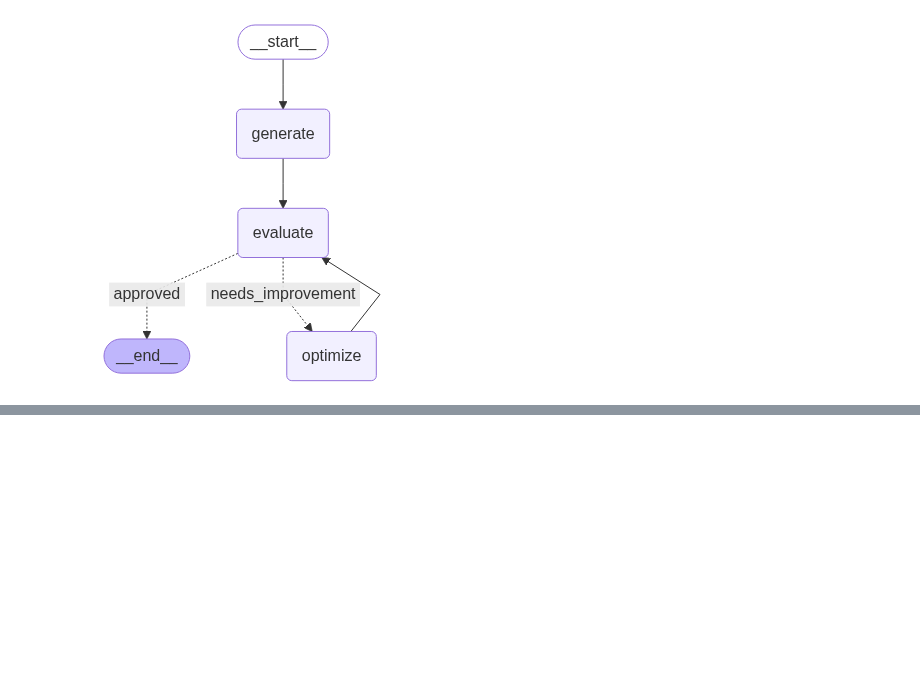
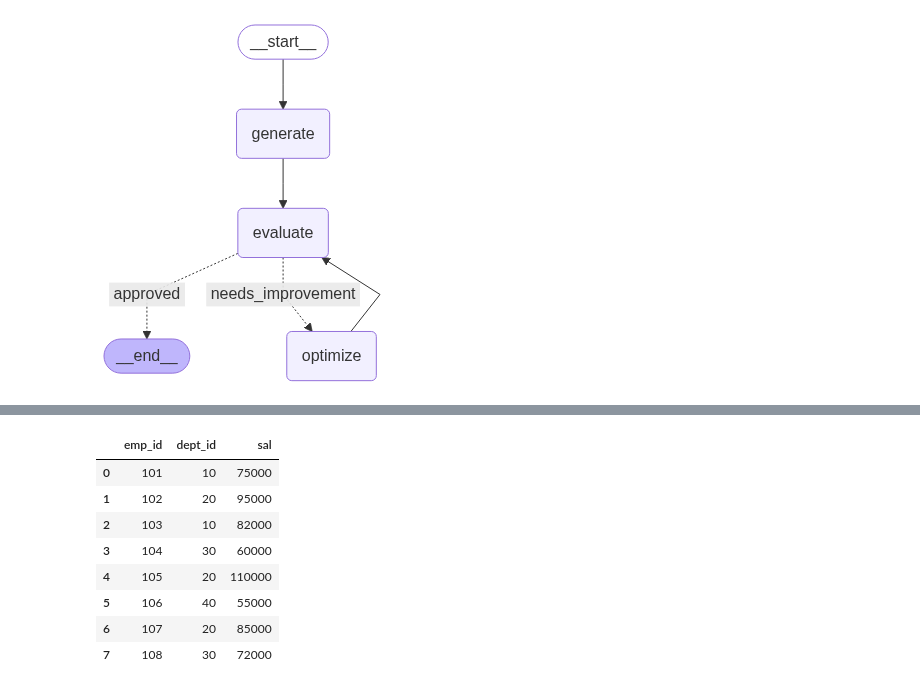
Before and after one commit to anshu57/LangGraph, a Jupyter notebook: 8_X_post_generator.ipynb, the cells around one changed output, grey strips where cells are left out. Drawn from its saved outputs; the diff is of its cells as text; code cells hidden in the pictures; blank space fills up the shorter version.

```diff
--- a/8_X_post_generator.ipynb
+++ b/8_X_post_generator.ipynb
@@ -173,0 +181,6 @@ workflow.invoke(initial_state)
+# %%
+df_emp = pd.DataFrame({
+    'emp_id': [101, 102, 103, 104, 105, 106, 107, 108],
+    'dept_id': [10, 20, 10, 30, 20, 40, 20, 30],
+    'sal': [75000, 95000, 82000, 60000, 110000, 55000, 85000, 72000]
+})
@@ -173,0 +195,12 @@ workflow.invoke(initial_state)
+# %%
+df_emp
+# %% [output]
+|  | emp_id | dept_id | sal |
+| 0 | 101 | 10 | 75000 |
+| 1 | 102 | 20 | 95000 |
+| 2 | 103 | 10 | 82000 |
+| 3 | 104 | 30 | 60000 |
+| 4 | 105 | 20 | 110000 |
+| 5 | 106 | 40 | 55000 |
+| 6 | 107 | 20 | 85000 |
+| 7 | 108 | 30 | 72000 |
```
Also changed, not shown: parts of 6 cells of this notebook, 36 other files.
